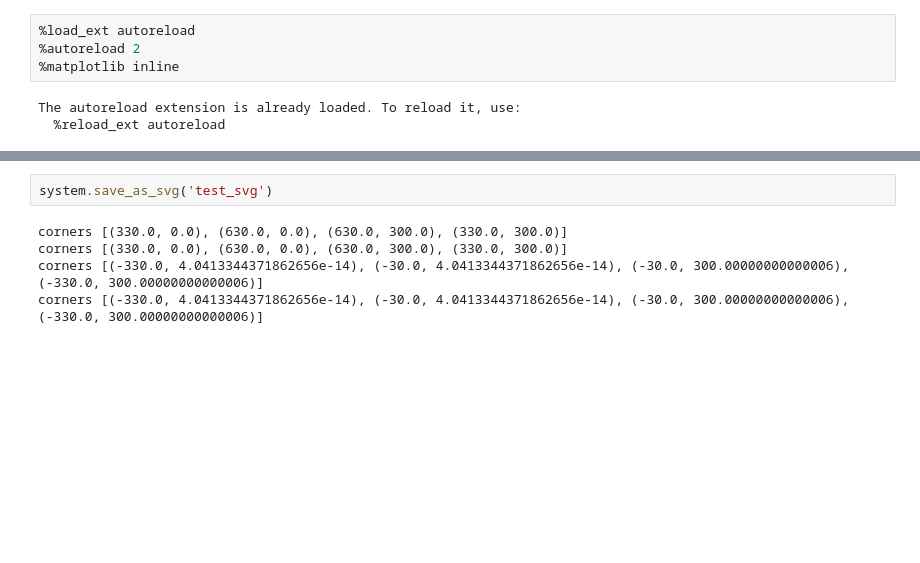
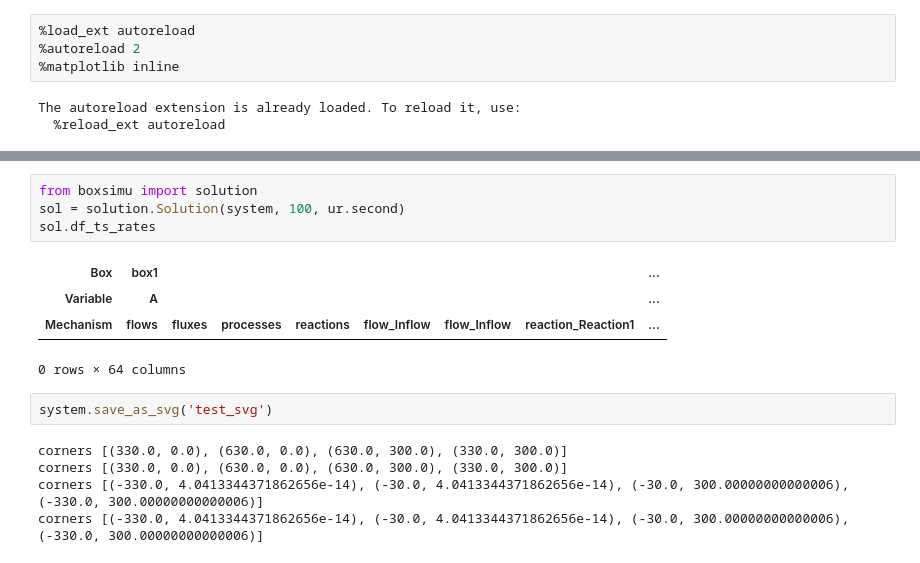
Before and after one commit to maschwanden/boxsimu, a Jupyter notebook: simulations/testing_notebooks/Simu3.ipynb, the cells around one changed output, grey strips where cells are left out. Drawn from its saved outputs; the diff is of its cells as text; blank space fills up the shorter version.

Commit message:
Added several descriptors, function, and begining to write a better Solution interface

```diff
--- a/simulations/testing_notebooks/Simu3.ipynb
+++ b/simulations/testing_notebooks/Simu3.ipynb
@@ -40,3 +55,12 @@ system = boxmodelsystem3.get_system()
+# %%
+from boxsimu import solution
+sol = solution.Solution(system, 100, ur.second)
+sol.df_ts_rates
+# %% [output]
+| Box | box1 |  |  |  |  |  |  | ... |
+| Variable | A |  |  |  |  |  |  | ... |
+| Mechanism | flows | fluxes | processes | reactions | flow_Inflow | flow_Inflow | reaction_Reaction1 | ... |
+0 rows × 64 columns
 # %%
 system.save_as_svg('test_svg')
 # %% [output]
```
Also changed, not shown: parts of 46 cells of this notebook, 59 other files.
